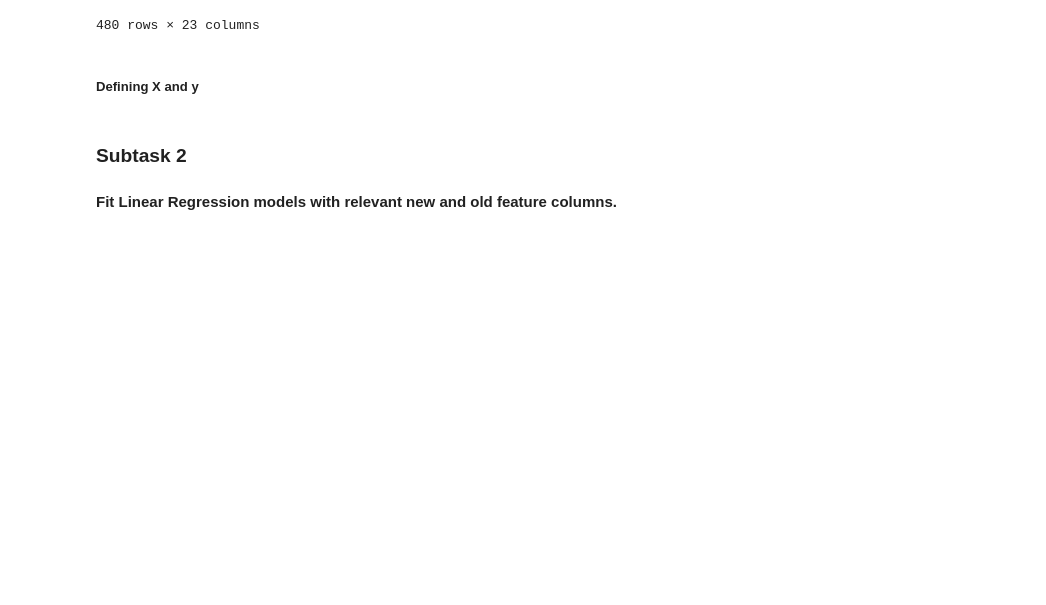
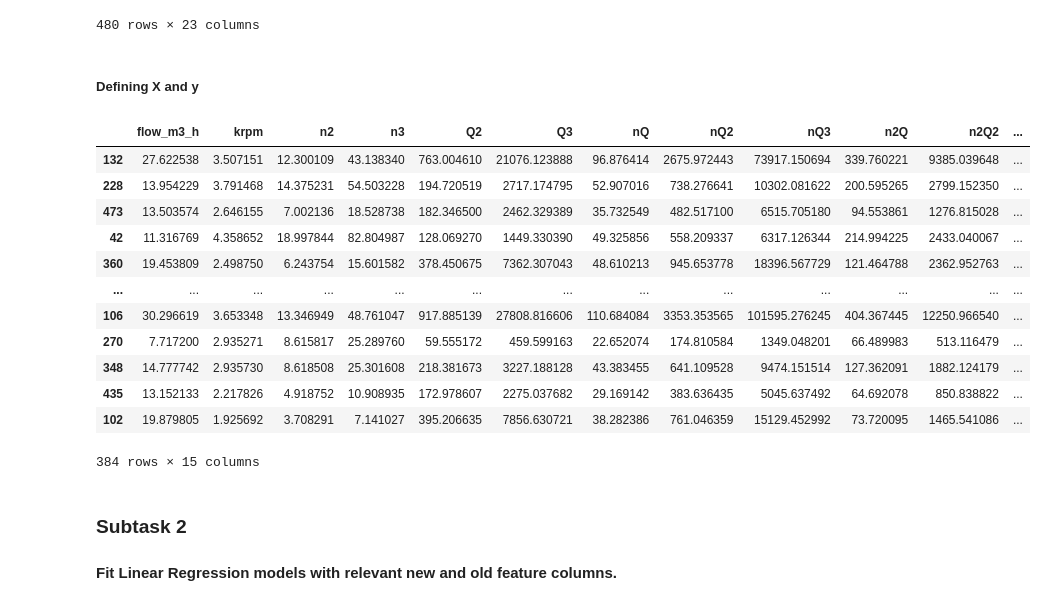
Before and after one commit to emmdupont/The_PowerPredict_Girls, a Jupyter notebook: task_0.ipynb, the cells around one changed output. Drawn from its saved outputs; the diff is of its cells as text; code cells hidden in the pictures; blank space fills up the shorter version.

```diff
--- a/task_0.ipynb
+++ b/task_0.ipynb
@@ -111,3 +112,19 @@ X_train, X_test, y_train, y_test = train_test_split(X, y, test_size=0.2, random_
+# %%
+X_train
+# %% [output]
+|  | flow_m3_h | krpm | n2 | n3 | Q2 | Q3 | nQ | nQ2 | nQ3 | n2Q | n2Q2 | ... |
+| 132 | 27.622538 | 3.507151 | 12.300109 | 43.138340 | 763.004610 | 21076.123888 | 96.876414 | 2675.972443 | 73917.150694 | 339.760221 | 9385.039648 | ... |
+| 228 | 13.954229 | 3.791468 | 14.375231 | 54.503228 | 194.720519 | 2717.174795 | 52.907016 | 738.276641 | 10302.081622 | 200.595265 | 2799.152350 | ... |
+| 473 | 13.503574 | 2.646155 | 7.002136 | 18.528738 | 182.346500 | 2462.329389 | 35.732549 | 482.517100 | 6515.705180 | 94.553861 | 1276.815028 | ... |
+| 42 | 11.316769 | 4.358652 | 18.997844 | 82.804987 | 128.069270 | 1449.330390 | 49.325856 | 558.209337 | 6317.126344 | 214.994225 | 2433.040067 | ... |
+| 360 | 19.453809 | 2.498750 | 6.243754 | 15.601582 | 378.450675 | 7362.307043 | 48.610213 | 945.653778 | 18396.567729 | 121.464788 | 2362.952763 | ... |
+| ... | ... | ... | ... | ... | ... | ... | ... | ... | ... | ... | ... | ... |
+| 106 | 30.296619 | 3.653348 | 13.346949 | 48.761047 | 917.885139 | 27808.816606 | 110.684084 | 3353.353565 | 101595.276245 | 404.367445 | 12250.966540 | ... |
+| 270 | 7.717200 | 2.935271 | 8.615817 | 25.289760 | 59.555172 | 459.599163 | 22.652074 | 174.810584 | 1349.048201 | 66.489983 | 513.116479 | ... |
+| 348 | 14.777742 | 2.935730 | 8.618508 | 25.301608 | 218.381673 | 3227.188128 | 43.383455 | 641.109528 | 9474.151514 | 127.362091 | 1882.124179 | ... |
+| 435 | 13.152133 | 2.217826 | 4.918752 | 10.908935 | 172.978607 | 2275.037682 | 29.169142 | 383.636435 | 5045.637492 | 64.692078 | 850.838822 | ... |
+| 102 | 19.879805 | 1.925692 | 3.708291 | 7.141027 | 395.206635 | 7856.630721 | 38.282386 | 761.046359 | 15129.452992 | 73.720095 | 1465.541086 | ... |
+384 rows × 15 columns
 # %% [markdown]
 ### Subtask 2
 #### Fit Linear Regression models with relevant new and old feature columns.
```
Also changed, not shown: parts of 12 cells of this notebook.
